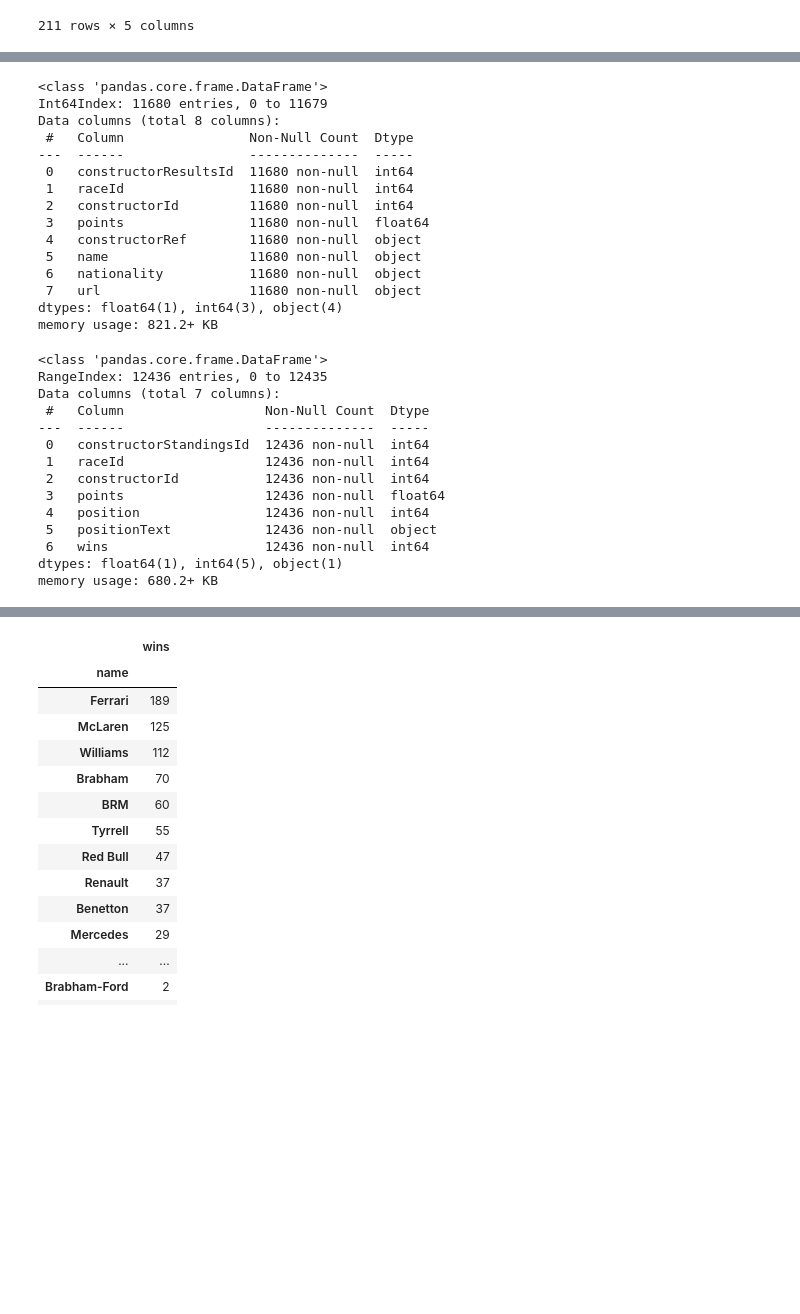
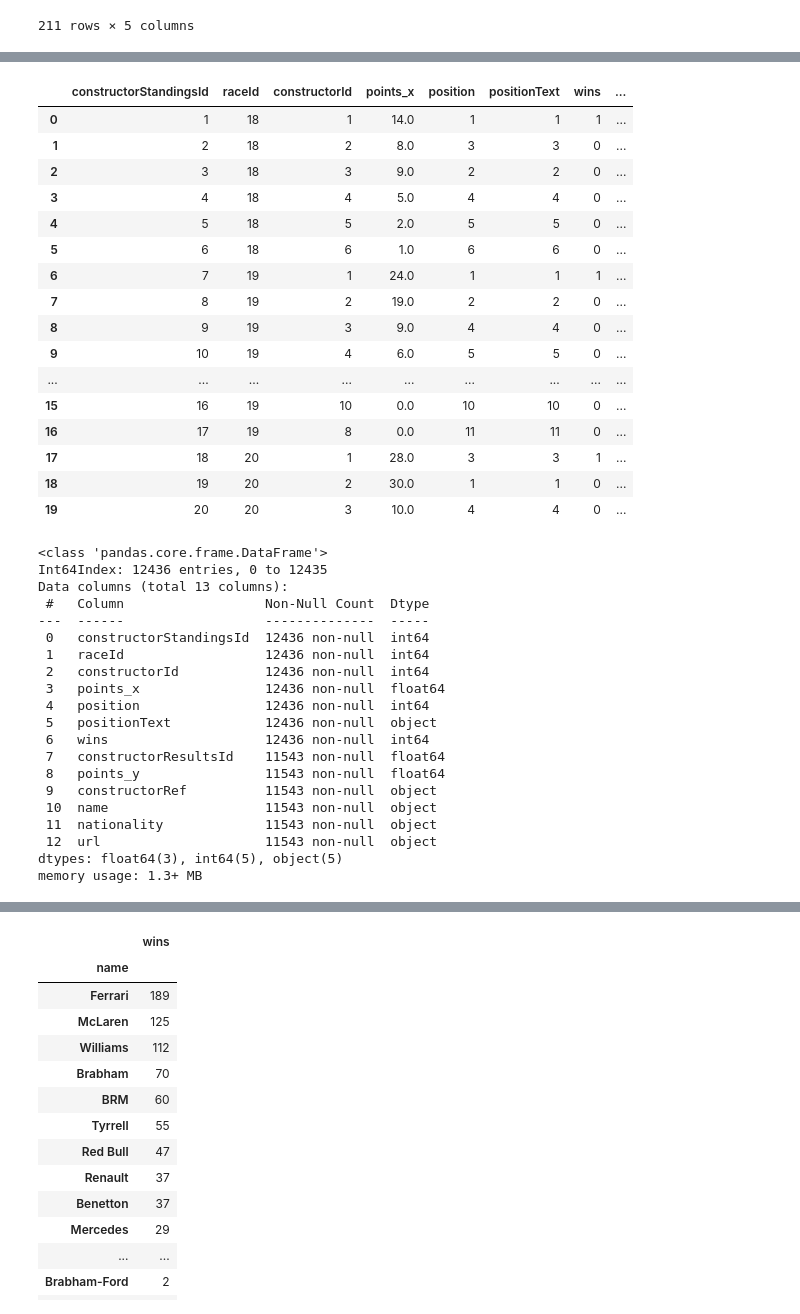
Before and after one commit to Vincent-glitch/ML-Project, a Jupyter notebook: notebooks/Analysis.ipynb, the cells around one changed output, grey strips where cells are left out. Cells and saved outputs as stored; diff of their text form; code cells hidden in the pictures; blank space fills up the shorter version.

```diff
--- a/notebooks/Analysis.ipynb
+++ b/notebooks/Analysis.ipynb
@@ -59,37 +97,44 @@ new_df.drop(columns=['status'],inplace=True)
+# %%
+new_cons_df=constructor_standings_df.merge(new_df,on=['raceId','constructorId'], how='left')
+new_cons_df.head(20)
+# %% [output]
+|  | constructorStandingsId | raceId | constructorId | points_x | position | positionText | wins | ... |
+| 0 | 1 | 18 | 1 | 14.0 | 1 | 1 | 1 | ... |
+| 1 | 2 | 18 | 2 | 8.0 | 3 | 3 | 0 | ... |
+| 2 | 3 | 18 | 3 | 9.0 | 2 | 2 | 0 | ... |
+| 3 | 4 | 18 | 4 | 5.0 | 4 | 4 | 0 | ... |
+| 4 | 5 | 18 | 5 | 2.0 | 5 | 5 | 0 | ... |
+| 5 | 6 | 18 | 6 | 1.0 | 6 | 6 | 0 | ... |
+| 6 | 7 | 19 | 1 | 24.0 | 1 | 1 | 1 | ... |
+| 7 | 8 | 19 | 2 | 19.0 | 2 | 2 | 0 | ... |
+| 8 | 9 | 19 | 3 | 9.0 | 4 | 4 | 0 | ... |
+| 9 | 10 | 19 | 4 | 6.0 | 5 | 5 | 0 | ... |
+| ... | ... | ... | ... | ... | ... | ... | ... | ... |
+| 15 | 16 | 19 | 10 | 0.0 | 10 | 10 | 0 | ... |
+| 16 | 17 | 19 | 8 | 0.0 | 11 | 11 | 0 | ... |
+| 17 | 18 | 20 | 1 | 28.0 | 3 | 3 | 1 | ... |
+| 18 | 19 | 20 | 2 | 30.0 | 1 | 1 | 0 | ... |
+| 19 | 20 | 20 | 3 | 10.0 | 4 | 4 | 0 | ... |
 # %%
-new_df.info()
+new_cons_df.info()
 # %% [output]
 <class 'pandas.core.frame.DataFrame'>
-Int64Index: 11680 entries, 0 to 11679
-Data columns (total 8 columns):
- #   Column                Non-Null Count  Dtype
----  ------                --------------  -----
- 0   constructorResultsId  11680 non-null  int64
- 1   raceId                11680 non-null  int64
- 2   constructorId         11680 non-null  int64
- 3   points                11680 non-null  float64
- 4   constructorRef        11680 non-null  object
- 5   name                  11680 non-null  object
- 6   nationality           11680 non-null  object
- 7   url                   11680 non-null  object
-dtypes: float64(1), int64(3), object(4)
-memory usage: 821.2+ KB
+Int64Index: 12436 entries, 0 to 12435
+Data columns (total 13 columns):
+ #   Column                  Non-Null Count  Dtype
+---  ------                  --------------  -----
+ 0   constructorStandingsId  12436 non-null  int64
+ 1   raceId                  12436 non-null  int64
+ 2   constructorId           12436 non-null  int64
+ 3   points_x                12436 non-null  float64
+ 4   position                12436 non-null  int64
+ 5   positionText            12436 non-null  object
+ 6   wins                    12436 non-null  int64
+ 7   constructorResultsId    11543 non-null  float64
+ 8   points_y                11543 non-null  float64
+ 9   constructorRef          11543 non-null  object
+ 10  name                    11543 non-null  object
+ 11  nationality             11543 non-null  object
+ 12  url                     11543 non-null  object
+dtypes: float64(3), int64(5), object(5)
+memory usage: 1.3+ MB
-# %%
-constructor_standings_df=pd.read_csv("../data/raw/constructor_standings.csv")
-w=constructor_standings_df.loc[constructor_standings_df['wins']==1].count()
-constructor_standings_df.info()
-# %% [output]
-<class 'pandas.core.frame.DataFrame'>
-RangeIndex: 12436 entries, 0 to 12435
-Data columns (total 7 columns):
- #   Column                  Non-Null Count  Dtype
----  ------                  --------------  -----
- 0   constructorStandingsId  12436 non-null  int64
- 1   raceId                  12436 non-null  int64
- 2   constructorId           12436 non-null  int64
- 3   points                  12436 non-null  float64
- 4   position                12436 non-null  int64
- 5   positionText            12436 non-null  object
- 6   wins                    12436 non-null  int64
-dtypes: float64(1), int64(5), object(1)
-memory usage: 680.2+ KB
```
Also changed, not shown: parts of 19 cells of this notebook, 1 other file.
